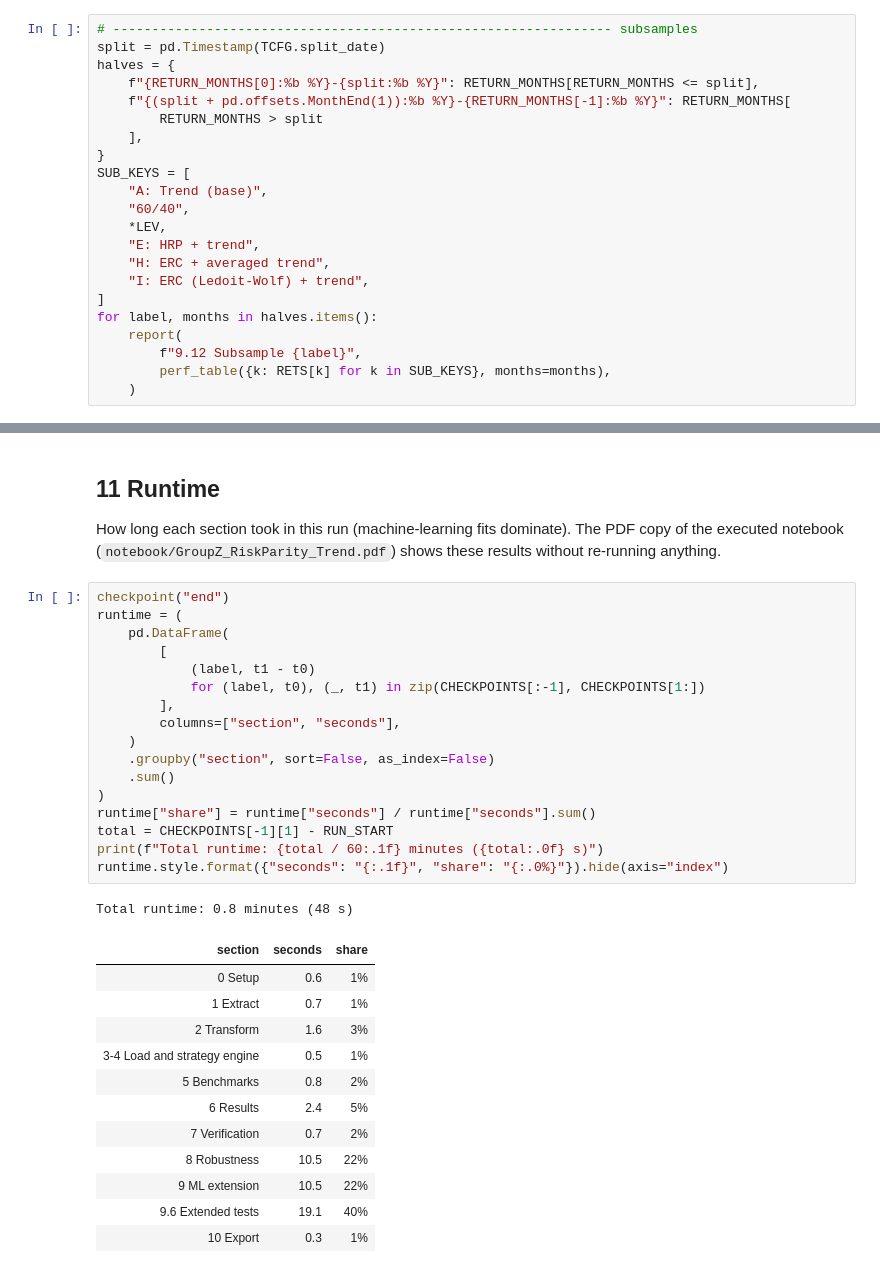
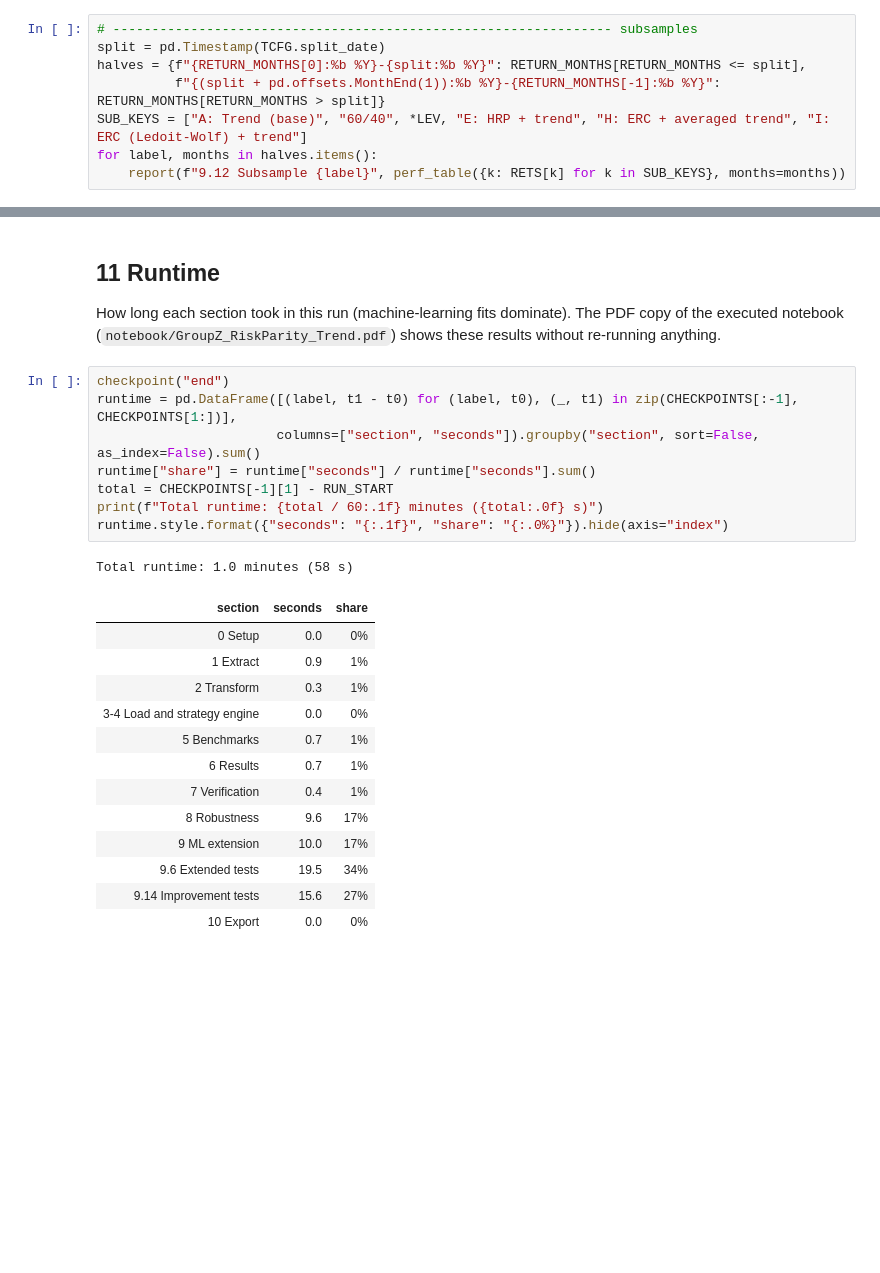
Before and after one commit to paul2108/04_Financial-Modelin-Group-projects, a Jupyter notebook: notebook/GroupZ_RiskParity_Trend.ipynb, the cells around one changed output, grey strips where cells are left out. Saved outputs shown, nothing was run; the diff lists cells and outputs as text; blank space fills up the shorter version.

```diff
--- a/notebook/GroupZ_RiskParity_Trend.ipynb
+++ b/notebook/GroupZ_RiskParity_Trend.ipynb
@@ -4308,25 +2841,11 @@ I: ERC (Ledoit-Wolf) + trend vs A: Trend (base)                 0.024 -0.016  0.
 # %%
 # ---------------------------------------------------------------- subsamples
 split = pd.Timestamp(TCFG.split_date)
-halves = {
-    f"{RETURN_MONTHS[0]:%b %Y}-{split:%b %Y}": RETURN_MONTHS[RETURN_MONTHS <= split],
-    f"{(split + pd.offsets.MonthEnd(1)):%b %Y}-{RETURN_MONTHS[-1]:%b %Y}": RETURN_MONTHS[
-        RETURN_MONTHS > split
-    ],
-}
-SUB_KEYS = [
-    "A: Trend (base)",
-    "60/40",
-    *LEV,
-    "E: HRP + trend",
-    "H: ERC + averaged trend",
-    "I: ERC (Ledoit-Wolf) + trend",
-]
+halves = {f"{RETURN_MONTHS[0]:%b %Y}-{split:%b %Y}": RETURN_MONTHS[RETURN_MONTHS <= split],
+          f"{(split + pd.offsets.MonthEnd(1)):%b %Y}-{RETURN_MONTHS[-1]:%b %Y}": RETURN_MONTHS[RETURN_MONTHS > split]}
+SUB_KEYS = ["A: Trend (base)", "60/40", *LEV, "E: HRP + trend", "H: ERC + averaged trend", "I: ERC (Ledoit-Wolf) + trend"]
 for label, months in halves.items():
-    report(
-        f"9.12 Subsample {label}",
-        perf_table({k: RETS[k] for k in SUB_KEYS}, months=months),
-    )
+    report(f"9.12 Subsample {label}", perf_table({k: RETS[k] for k in SUB_KEYS}, months=months))
 # %% [output]
 === 9.12 Subsample Mar 2007-Dec 2016 ===
                               CAGR %  Vol %  Sharpe  Max DD %  Worst 12m %  Final $1
@@ -4728,32 +3947,24 @@ How long each section took in this run (machine-learning fits dominate). The PDF
 notebook (`notebook/GroupZ_RiskParity_Trend.pdf`) shows these results without re-running anything.
 # %%
 checkpoint("end")
-runtime = (
-    pd.DataFrame(
-        [
-            (label, t1 - t0)
-            for (label, t0), (_, t1) in zip(CHECKPOINTS[:-1], CHECKPOINTS[1:])
-        ],
-        columns=["section", "seconds"],
-    )
-    .groupby("section", sort=False, as_index=False)
-    .sum()
-)
+runtime = pd.DataFrame([(label, t1 - t0) for (label, t0), (_, t1) in zip(CHECKPOINTS[:-1], CHECKPOINTS[1:])],
+                       columns=["section", "seconds"]).groupby("section", sort=False, as_index=False).sum()
 runtime["share"] = runtime["seconds"] / runtime["seconds"].sum()
 total = CHECKPOINTS[-1][1] - RUN_START
 print(f"Total runtime: {total / 60:.1f} minutes ({total:.0f} s)")
 runtime.style.format({"seconds": "{:.1f}", "share": "{:.0%}"}).hide(axis="index")
 # %% [output]
-Total runtime: 0.8 minutes (48 s)
+Total runtime: 1.0 minutes (58 s)
 | section | seconds | share |
-| 0 Setup | 0.6 | 1% |
-| 1 Extract | 0.7 | 1% |
-| 2 Transform | 1.6 | 3% |
-| 3-4 Load and strategy engine | 0.5 | 1% |
-| 5 Benchmarks | 0.8 | 2% |
-| 6 Results | 2.4 | 5% |
-| 7 Verification | 0.7 | 2% |
-| 8 Robustness | 10.5 | 22% |
-| 9 ML extension | 10.5 | 22% |
-| 9.6 Extended tests | 19.1 | 40% |
-| 10 Export | 0.3 | 1% |
+| 0 Setup | 0.0 | 0% |
+| 1 Extract | 0.9 | 1% |
+| 2 Transform | 0.3 | 1% |
+| 3-4 Load and strategy engine | 0.0 | 0% |
+| 5 Benchmarks | 0.7 | 1% |
+| 6 Results | 0.7 | 1% |
+| 7 Verification | 0.4 | 1% |
+| 8 Robustness | 9.6 | 17% |
+| 9 ML extension | 10.0 | 17% |
+| 9.6 Extended tests | 19.5 | 34% |
+| 9.14 Improvement tests | 15.6 | 27% |
+| 10 Export | 0.0 | 0% |
```
Also changed, not shown: parts of 95 cells of this notebook, 9 other files.
